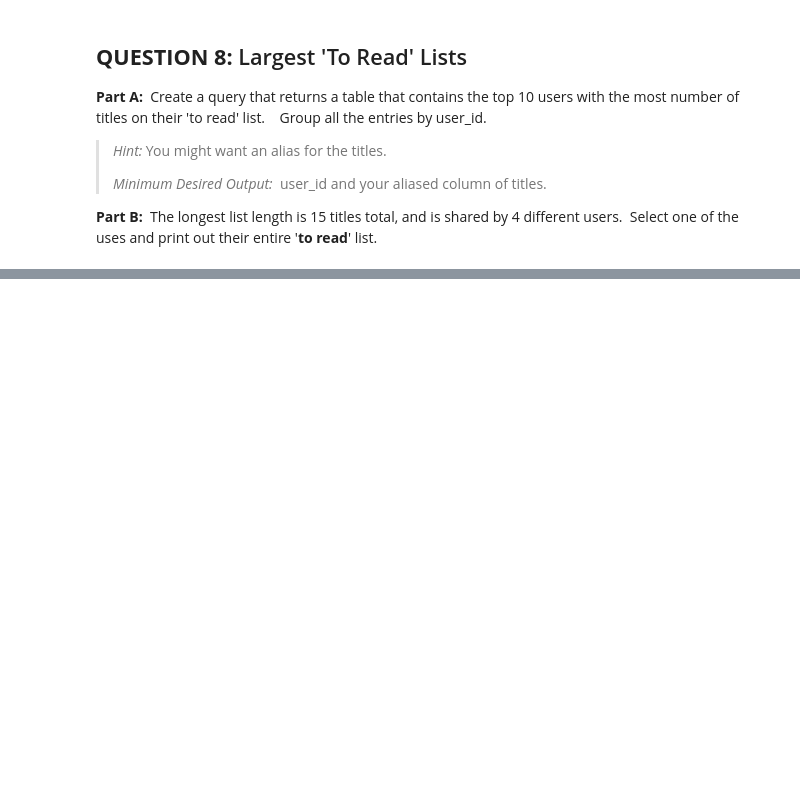
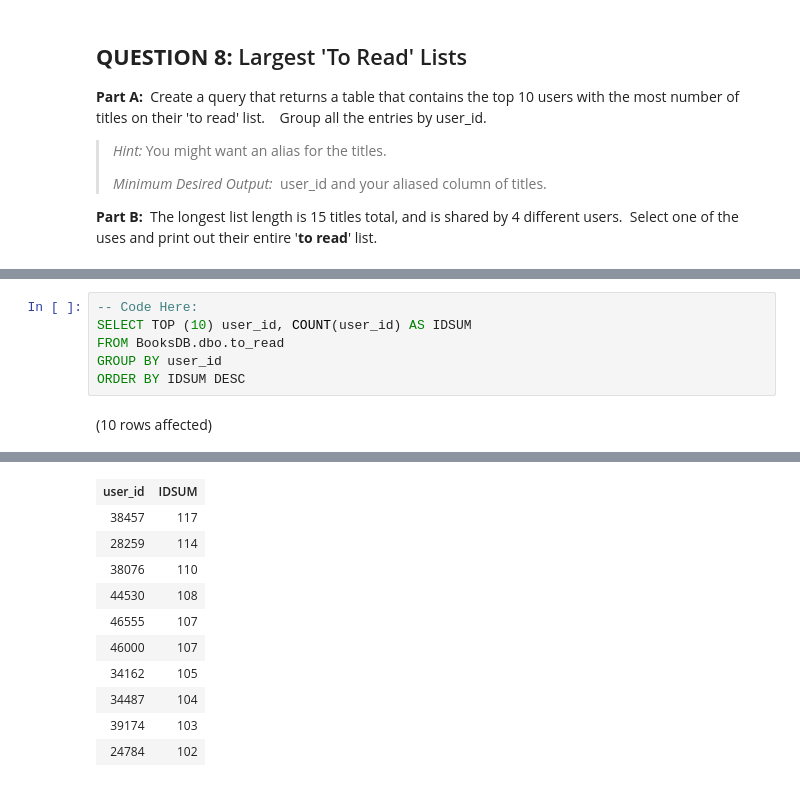
Before and after one commit to annalprost/SQL-Part-3-Exercises, a Jupyter notebook: SQL-Part-3-Exercises/Notebook-1.ipynb, the cells around one changed output, grey strips where cells are left out. Saved outputs shown, nothing was run; the diff lists cells and outputs as text; blank space fills up the shorter version.

```diff
--- a/SQL-Part-3-Exercises/Notebook-1.ipynb
+++ b/SQL-Part-3-Exercises/Notebook-1.ipynb
@@ -288,0 +337,8 @@ Total execution time: 00:00:00.055
+# %%
+-- Code Here:
+SELECT TOP (10) user_id, COUNT(user_id) AS IDSUM
+FROM BooksDB.dbo.to_read
+GROUP BY user_id
+ORDER BY IDSUM DESC
+# %% [output]
+(10 rows affected)
@@ -288,0 +346,11 @@ Total execution time: 00:00:00.055
+| user_id | IDSUM |
+| 38457 | 117 |
+| 28259 | 114 |
+| 38076 | 110 |
+| 44530 | 108 |
+| 46555 | 107 |
+| 46000 | 107 |
+| 34162 | 105 |
+| 34487 | 104 |
+| 39174 | 103 |
+| 24784 | 102 |
```
Also changed, not shown: parts of 14 cells of this notebook.
